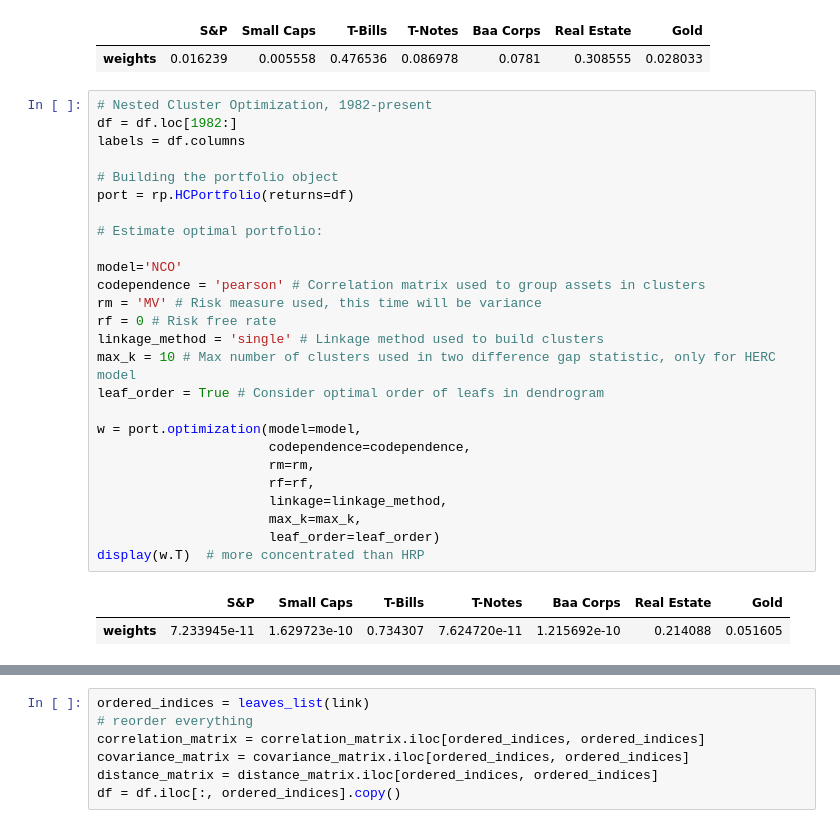
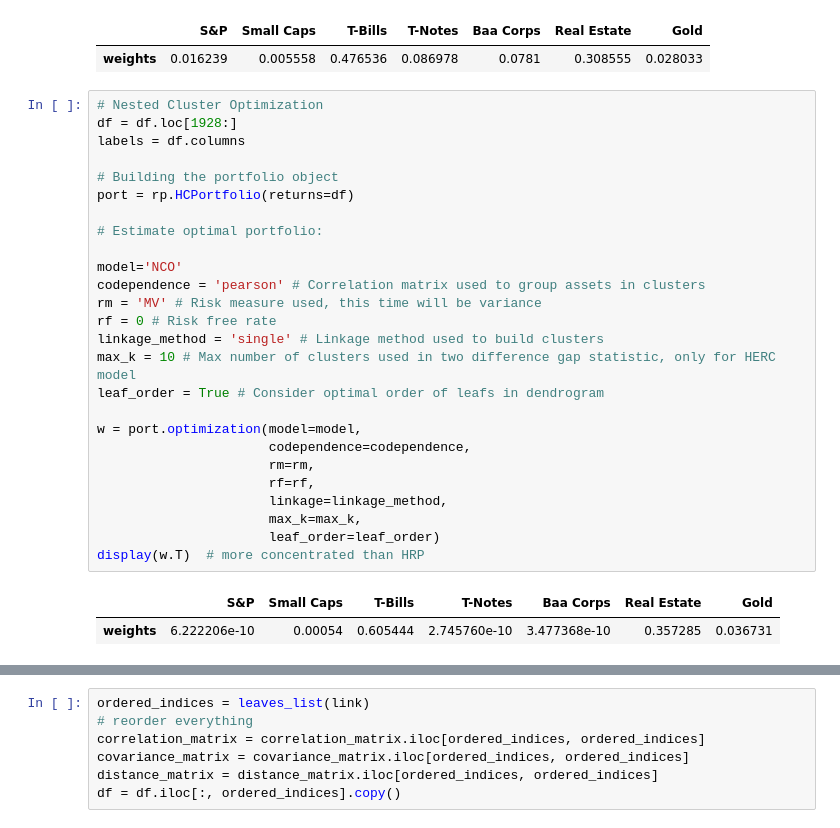
Before and after one commit to druce/portfolio_optimization, a Jupyter notebook: Portfolio optimization.ipynb, the cells around one changed output, grey strips where cells are left out. Drawn from its saved outputs; the diff is of its cells as text.

```diff
--- a/Portfolio optimization.ipynb
+++ b/Portfolio optimization.ipynb
@@ -1381,34 +1385,34 @@ display(w.T)
 |  | S&P | Small Caps | T-Bills | T-Notes | Baa Corps | Real Estate | Gold |
 | weights | 0.016239 | 0.005558 | 0.476536 | 0.086978 | 0.0781 | 0.308555 | 0.028033 |
 # %%
-# Nested Cluster Optimization, 1982-present
-df = df.loc[1982:]
+# Nested Cluster Optimization
+df = df.loc[1928:]
 labels = df.columns
 
 # Building the portfolio object
 port = rp.HCPortfolio(returns=df)
 
 # Estimate optimal portfolio:
 
 model='NCO'
 codependence = 'pearson' # Correlation matrix used to group assets in clusters
 rm = 'MV' # Risk measure used, this time will be variance
 rf = 0 # Risk free rate
 linkage_method = 'single' # Linkage method used to build clusters
 max_k = 10 # Max number of clusters used in two difference gap statistic, only for HERC model
 leaf_order = True # Consider optimal order of leafs in dendrogram
 
 w = port.optimization(model=model,
                       codependence=codependence,
                       rm=rm,
                       rf=rf,
                       linkage=linkage_method,
                       max_k=max_k,
                       leaf_order=leaf_order)
 display(w.T)  # more concentrated than HRP
 # %% [output]
 |  | S&P | Small Caps | T-Bills | T-Notes | Baa Corps | Real Estate | Gold |
-| weights | 7.233945e-11 | 1.629723e-10 | 0.734307 | 7.624720e-11 | 1.215692e-10 | 0.214088 | 0.051605 |
+| weights | 6.222206e-10 | 0.00054 | 0.605444 | 2.745760e-10 | 3.477368e-10 | 0.357285 | 0.036731 |
 # %%
 # compute HRP ourselves instead using riskfolio module
 
```
Also changed, not shown: parts of 35 cells of this notebook, 1 other file.
